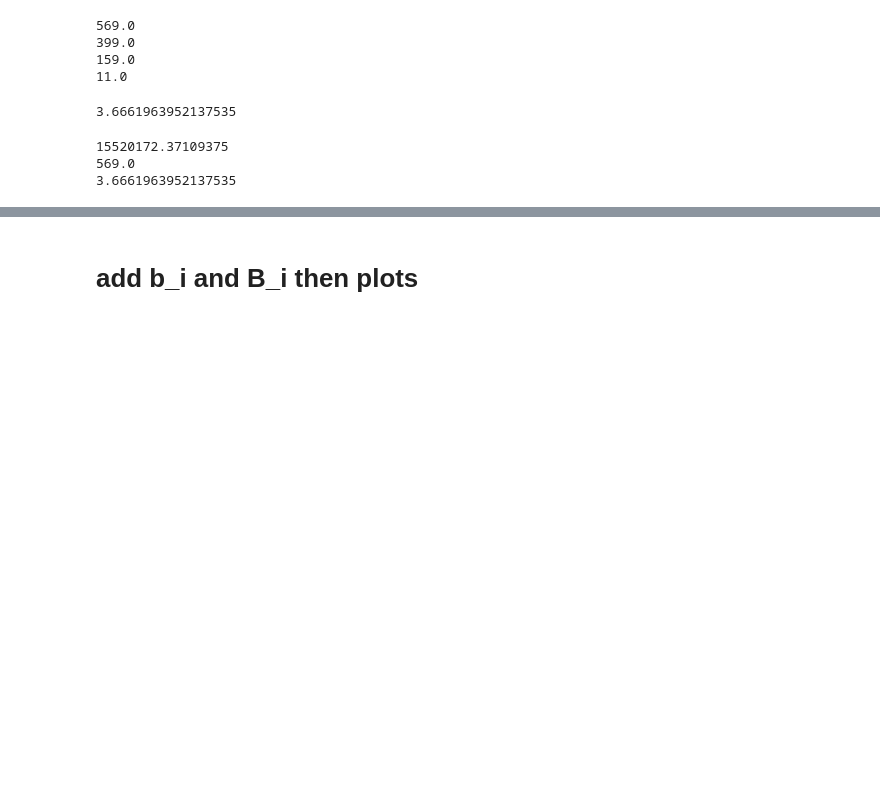
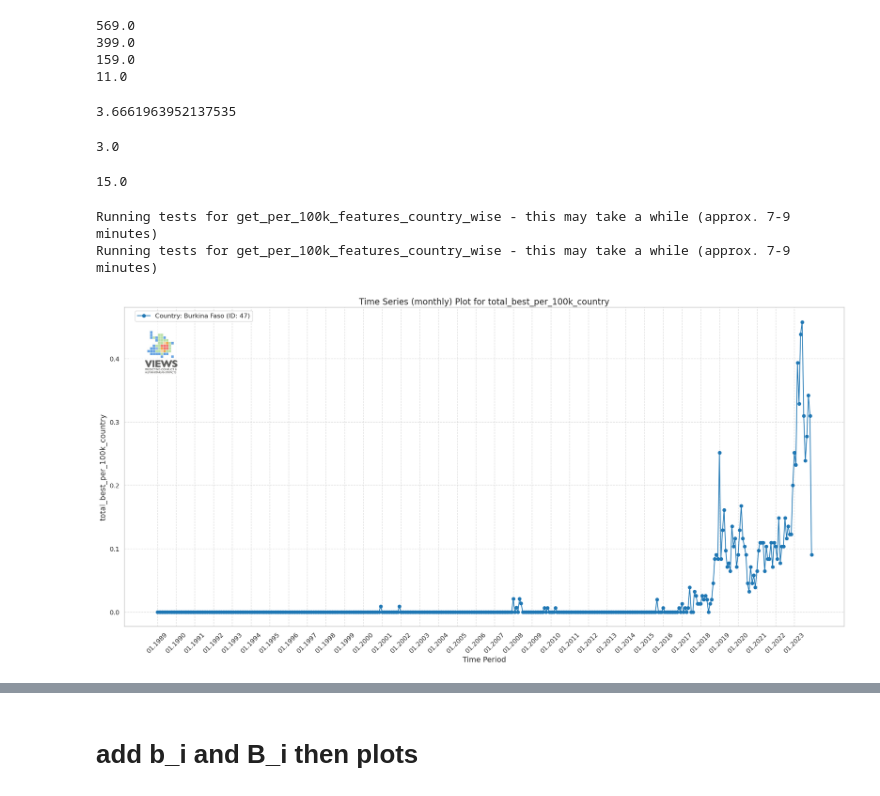
Before and after one commit to prio-data/VIEWS_FAO_index, a Jupyter notebook: notebooks/simon_experiemnts/making_binnings.ipynb, the cells around one changed output, grey strips where cells are left out. Saved outputs shown, nothing was run; the diff lists cells and outputs as text; code cells hidden in the pictures; blank space fills up the shorter version.

```diff
--- a/notebooks/simon_experiemnts/making_binnings.ipynb
+++ b/notebooks/simon_experiemnts/making_binnings.ipynb
@@ -200,33 +198,11 @@ print(df_monthly[(df_monthly['c_id'] == 47) & (df_monthly['year_id'] == 2023)].s
 (569 / 15520172.37109375) * 100000
 # %% [output]
 3.6661963952137535
-# %%
-n_pop = 100000
-
-sum_yearly_2023_pop_bf = df_yearly[(df_yearly['c_id'] == 47)  & (df_yearly['year_id'] == 2023)]['pop_gpw_sum'].sum()
-print(sum_yearly_2023_pop_bf)
-
-sum_yearly_2023_fatalities_bf = df_yearly[(df_yearly['c_id'] == 47)  & (df_yearly['year_id'] == 2023)]['total_best'].sum()
-print(sum_yearly_2023_fatalities_bf)
-
-print((sum_yearly_2023_fatalities_bf / sum_yearly_2023_pop_bf) * n_pop)
-
-# ----------------------------
-
-df_test = df_monthly.copy()
-
-# contry specific population normalization
-country_pop = df_test.groupby('c_id')['pop_gpw_sum'].transform('sum')
-country_total_best = df_test.groupby('c_id')['total_best'].transform('sum')
-country_sb_best = df_test.groupby('c_id')['sb_best'].transform('sum')
-country_ns_best = df_test.groupby('c_id')['ns_best'].transform('sum')
-
-df_test['fatalities_per_100k_country'] = (country_total_best / country_pop) * n_pop
-df_test['sb_per_100k_country'] = (country_sb_best / country_pop) * n_pop
-df_test['ns_ter_100k_country'] = (country_ns_best / country_pop) * n_pop
-
-print(df_test[(df_test['c_id'] == 47) & (df_test['year_id'] == 2023)]['fatalities_per_100k_country'])
-# %% [output]
-15520172.37109375
-569.0
-3.6661963952137535
+# %%
+(15/10) * 2
+# %% [output]
+3.0
+# %%
+(3/2) * 10
+# %% [output]
+15.0
@@ -232,0 +271,12 @@ print(df_test[(df_test['c_id'] == 47) & (df_test['year_id'] == 2023)]['fatalitie
+# %%
+
+# Example usage:
+df_new_monthly = get_per_100k_features_country_wise(df_monthly, post_test = True)
+df_new_yearly = get_per_100k_features_country_wise(df_yearly, post_test = True)
+# %% [output]
+Running tests for get_per_100k_features_country_wise - this may take a while (approx. 7-9 minutes)
+Running tests for get_per_100k_features_country_wise - this may take a while (approx. 7-9 minutes)
+# %%
+plot_country_time_series(df_new_monthly, [47], 'total_best_per_100k_country', figsize=(20, 10), logo_placement = (0.05, 0.87), legend_placement=(0.01, 1))
+# %% [output]
+[figure, added]
```
Also changed, not shown: parts of 26 cells of this notebook.
